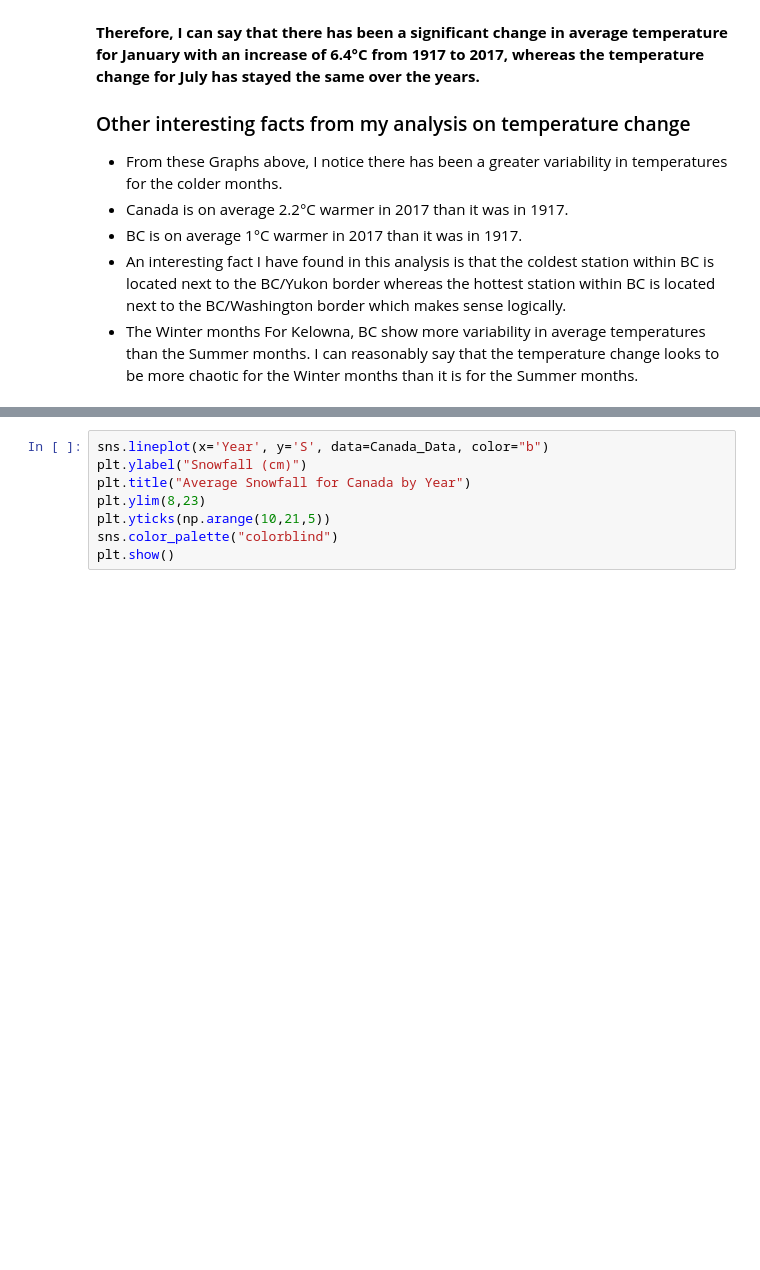
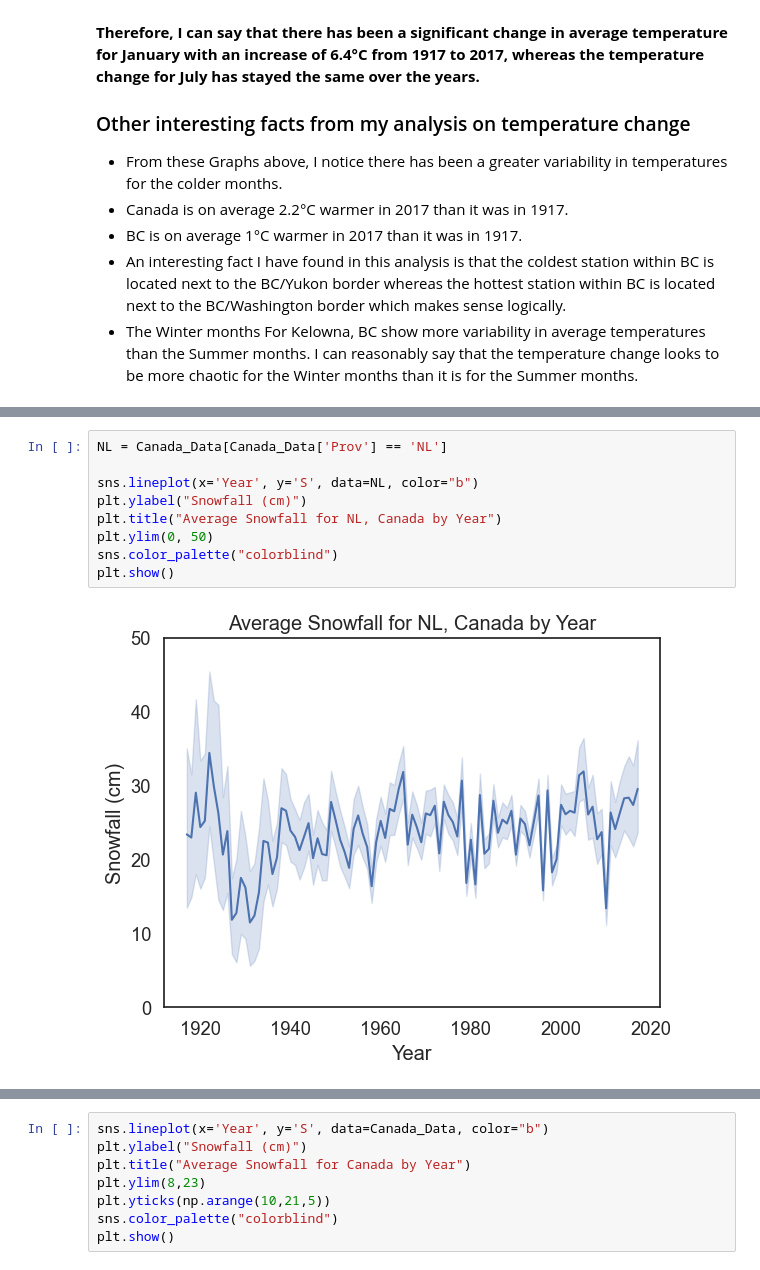
Before and after one commit to ubco-W2022T2-data301/project-group33, a Jupyter notebook: analysis/analysis3.ipynb, the cells around one changed output, grey strips where cells are left out. Saved outputs shown, nothing was run; the diff lists cells and outputs as text; blank space fills up the shorter version.

```diff
--- a/analysis/analysis3.ipynb
+++ b/analysis/analysis3.ipynb
@@ -606,0 +679,11 @@ Kelownadata[Kelownadata['Tm'] < -12]
+# %%
+NL = Canada_Data[Canada_Data['Prov'] == 'NL']
+
+sns.lineplot(x='Year', y='S', data=NL, color="b")
+plt.ylabel("Snowfall (cm)")
+plt.title("Average Snowfall for NL, Canada by Year")
+plt.ylim(0, 50)
+sns.color_palette("colorblind")
+plt.show()
+# %% [output]
+[figure, added]
```
Also changed, not shown: parts of 19 cells of this notebook, 5 other files.
